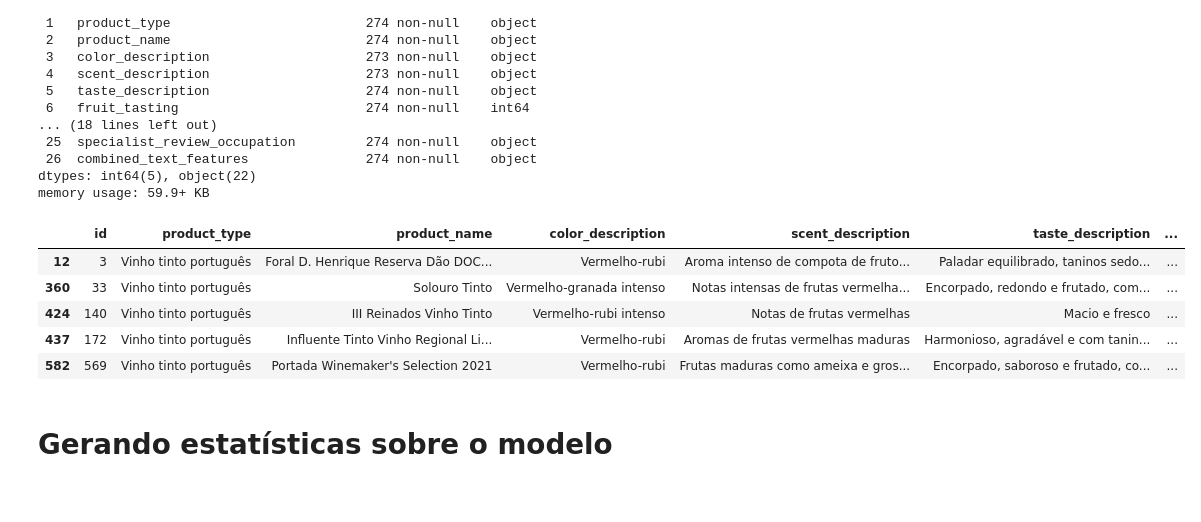
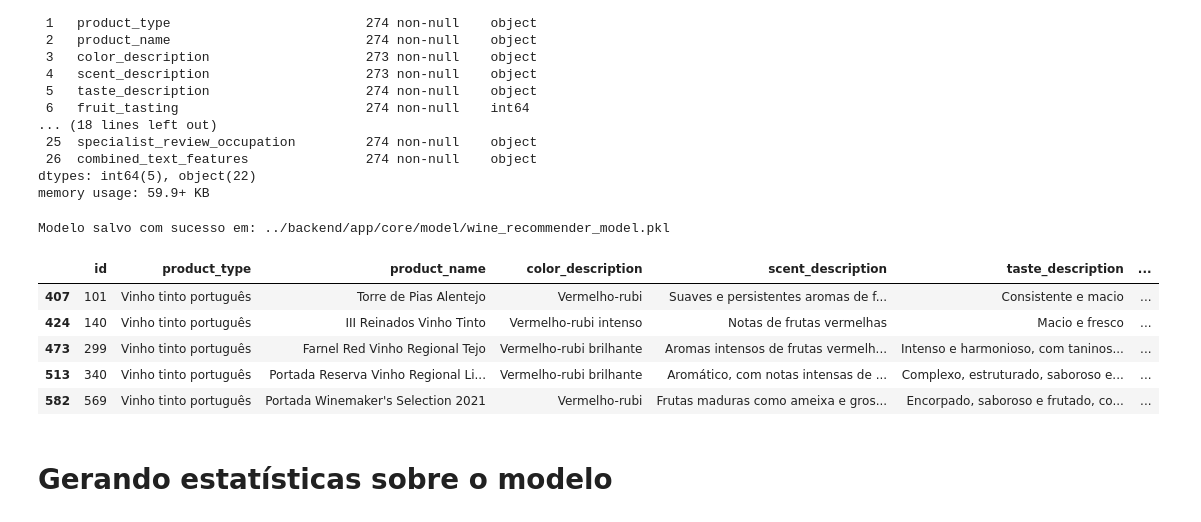
Before and after one commit to VictorJSSantos/Modelo-de-recomendacao-de-vinhos, a Jupyter notebook: analysis/eda.ipynb, the cells around one changed output. Saved outputs shown, nothing was run; the diff lists cells and outputs as text; code cells hidden in the pictures.

```diff
--- a/analysis/eda.ipynb
+++ b/analysis/eda.ipynb
@@ -674,20 +751,24 @@ def converter_dataframe(df_original):
 # %%
 df_processado = converter_dataframe(db)
 recommender = WineRecommender(df_processado)
+recommender.salvar_modelo()
 recomendacoes = recommender.recommend_wines({
-    'fruit_tasting':1,
+    'fruit_tasting':5,
     'sugar_tasting':2,
     'acidity_tasting':2,
     'tannin_tasting':3,
-    'technical_sheet_country':'Portugal'
+    #'harmonizes_with':"Massas",
+    'technical_sheet_country':'Portugal',
+    #'technical_sheet_grapes':'Malbec'
 })
 db[db['id'].isin(recomendacoes)]
 # %% [output]
+Modelo salvo com sucesso em: ../backend/app/core/model/wine_recommender_model.pkl
 |  | id | product_type | product_name | color_description | scent_description | taste_description | ... |
-| 12 | 3 | Vinho tinto português | Foral D. Henrique Reserva Dão DOC... | Vermelho-rubi | Aroma intenso de compota de fruto... | Paladar equilibrado, taninos sedo... | ... |
-| 360 | 33 | Vinho tinto português | Solouro Tinto | Vermelho-granada intenso | Notas intensas de frutas vermelha... | Encorpado, redondo e frutado, com... | ... |
+| 407 | 101 | Vinho tinto português | Torre de Pias Alentejo | Vermelho-rubi | Suaves e persistentes aromas de f... | Consistente e macio | ... |
 | 424 | 140 | Vinho tinto português | III Reinados Vinho Tinto | Vermelho-rubi intenso | Notas de frutas vermelhas | Macio e fresco | ... |
-| 437 | 172 | Vinho tinto português | Influente Tinto Vinho Regional Li... | Vermelho-rubi | Aromas de frutas vermelhas maduras | Harmonioso, agradável e com tanin... | ... |
+| 473 | 299 | Vinho tinto português | Farnel Red Vinho Regional Tejo | Vermelho-rubi brilhante | Aromas intensos de frutas vermelh... | Intenso e harmonioso, com taninos... | ... |
+| 513 | 340 | Vinho tinto português | Portada Reserva Vinho Regional Li... | Vermelho-rubi brilhante | Aromático, com notas intensas de ... | Complexo, estruturado, saboroso e... | ... |
 | 582 | 569 | Vinho tinto português | Portada Winemaker's Selection 2021 | Vermelho-rubi | Frutas maduras como ameixa e gros... | Encorpado, saboroso e frutado, co... | ... |
 # %% [markdown]
 # Gerando estatísticas sobre o modelo
```
Also changed, not shown: parts of 4 cells of this notebook, 26 other files.
